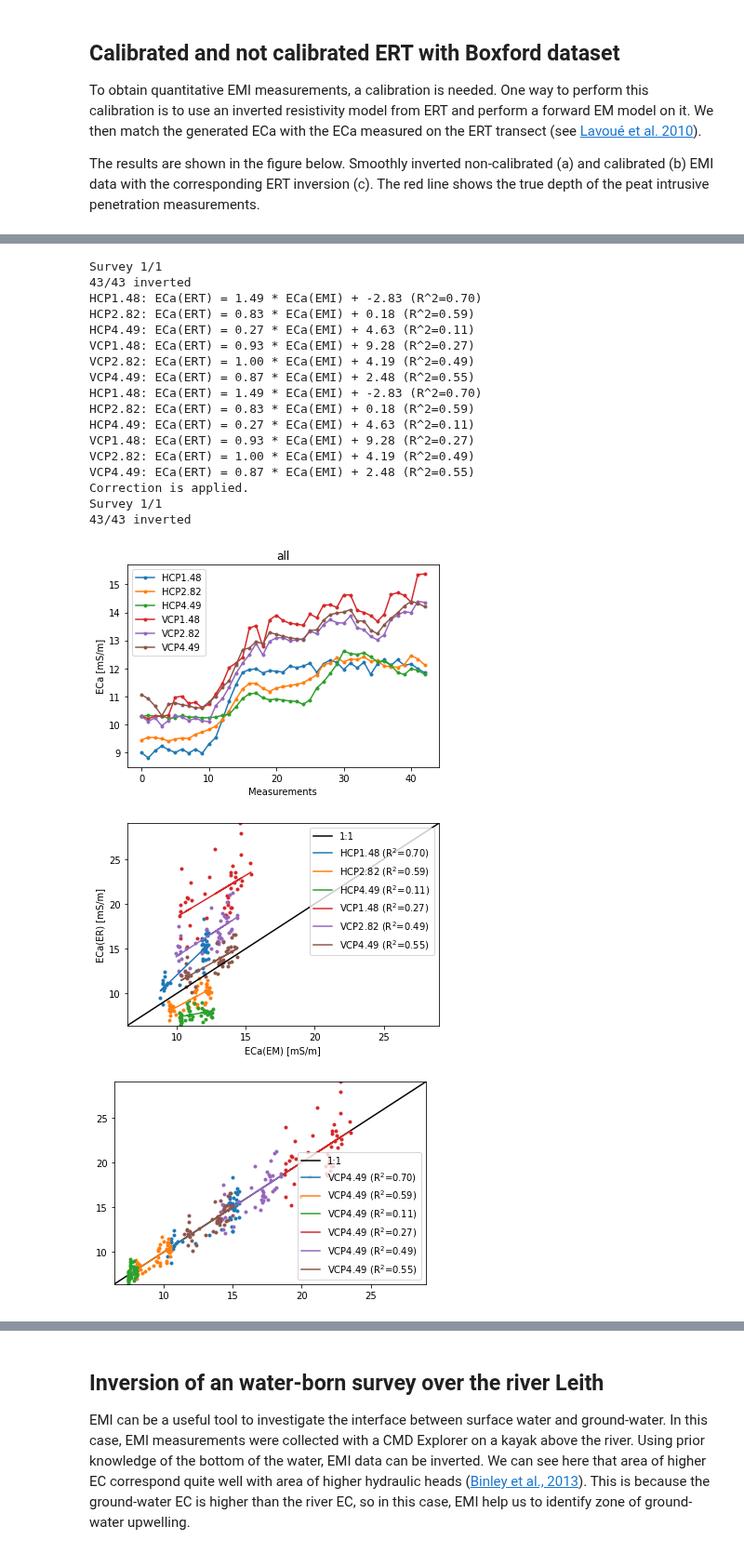
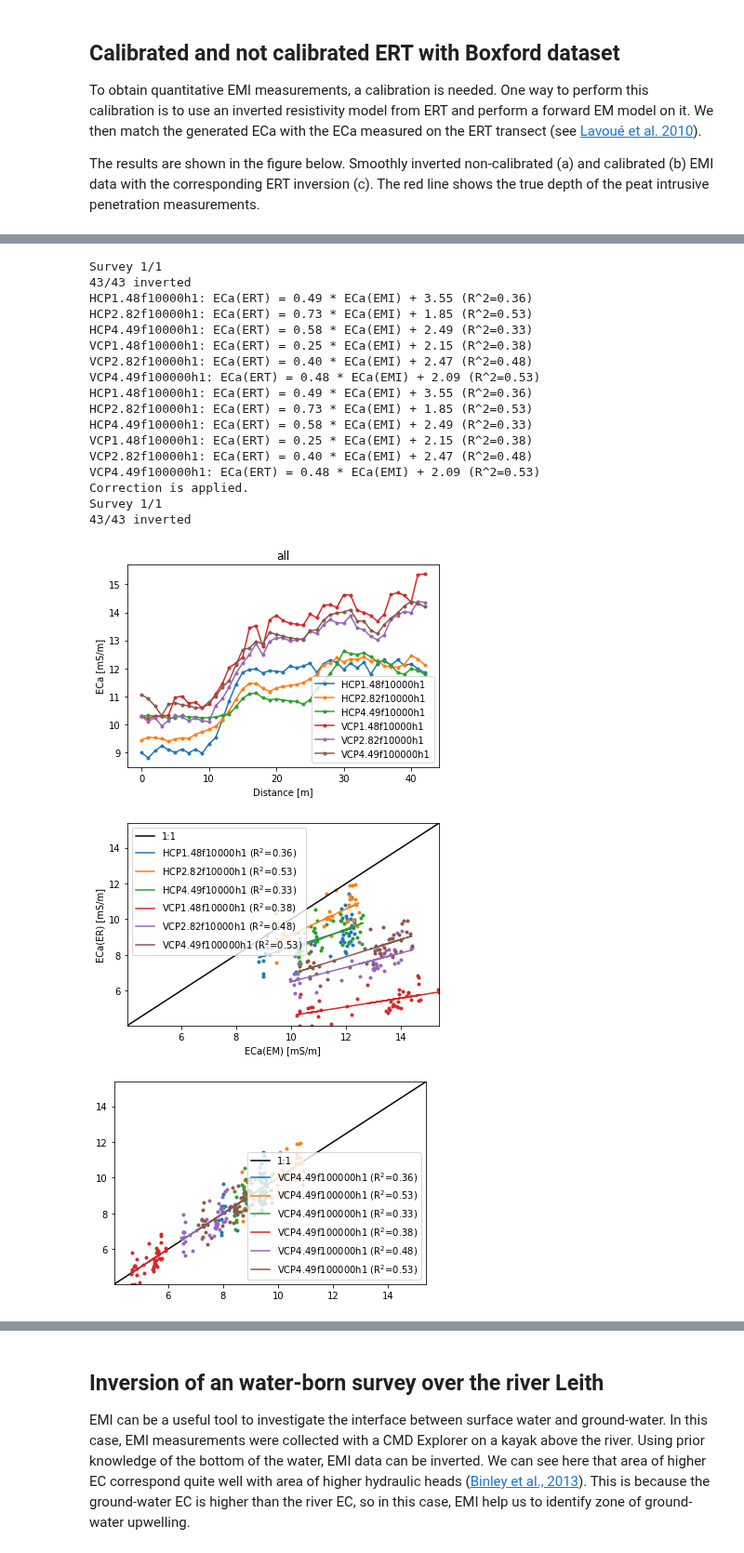
Before and after one commit to hkexgroup/emagpy, a Jupyter notebook: jupyter-notebook/em-paper.ipynb, the cells around one changed output, grey strips where cells are left out. Shown at 93% size. Drawn from its saved outputs; the diff is of its cells as text; code cells hidden in the pictures.

Commit message:
GF correction and importing merged survey

```diff
--- a/jupyter-notebook/em-paper.ipynb
+++ b/jupyter-notebook/em-paper.ipynb
@@ -257,40 +249,40 @@ Creating quadrilateral mesh...done
 # %%
 fnameEC = datadir + 'boxford-calib/eri_ec.csv'
 fnameECa = datadir + 'boxford-calib/eca_calibration.csv'
 
 # non calibrated
 k1 = Problem()
-k1.createSurvey(fnameECa)
+k1.createSurvey(fnameECa) # data already in LIN ECa
 k1.show()
-k1.setInit(depths0=np.arange(0.05, 3, 0.05))
-k1.invert(forwardModel='CSgn', alpha=0.01)
+k1.setInit(depths0=np.arange(0.05, 3, 0.5))
+k1.invert(forwardModel='CS', method='Gauss-Newton', alpha=0.01)
 
 # ERT calibrated
 k2 = Problem()
-k2.createSurvey(fnameECa)
+k2.createSurvey(fnameECa) # data already in LIN ECa
 k2.calibrate(fnameECa, fnameEC, forwardModel='CS') # plot calibration
 k2.calibrate(fnameECa, fnameEC, forwardModel='CS', apply=True) # apply the calibration
 k2.show()
-k2.setInit(depths0=np.arange(0.05, 3, 0.05))
-k2.invert(forwardModel='CSgn', alpha=0.01)
+k2.setInit(depths0=np.arange(0.05, 3, 0.1))
+k2.invert(forwardModel='CS', method='Gauss-Newton', alpha=0.01)
 # %% [output]
 Survey 1/1
 43/43 inverted
-HCP1.48: ECa(ERT) = 1.49 * ECa(EMI) + -2.83 (R^2=0.70)
-HCP2.82: ECa(ERT) = 0.83 * ECa(EMI) + 0.18 (R^2=0.59)
-HCP4.49: ECa(ERT) = 0.27 * ECa(EMI) + 4.63 (R^2=0.11)
-VCP1.48: ECa(ERT) = 0.93 * ECa(EMI) + 9.28 (R^2=0.27)
-VCP2.82: ECa(ERT) = 1.00 * ECa(EMI) + 4.19 (R^2=0.49)
-VCP4.49: ECa(ERT) = 0.87 * ECa(EMI) + 2.48 (R^2=0.55)
-HCP1.48: ECa(ERT) = 1.49 * ECa(EMI) + -2.83 (R^2=0.70)
-HCP2.82: ECa(ERT) = 0.83 * ECa(EMI) + 0.18 (R^2=0.59)
-HCP4.49: ECa(ERT) = 0.27 * ECa(EMI) + 4.63 (R^2=0.11)
-VCP1.48: ECa(ERT) = 0.93 * ECa(EMI) + 9.28 (R^2=0.27)
-VCP2.82: ECa(ERT) = 1.00 * ECa(EMI) + 4.19 (R^2=0.49)
-VCP4.49: ECa(ERT) = 0.87 * ECa(EMI) + 2.48 (R^2=0.55)
+HCP1.48f10000h1: ECa(ERT) = 0.49 * ECa(EMI) + 3.55 (R^2=0.36)
+HCP2.82f10000h1: ECa(ERT) = 0.73 * ECa(EMI) + 1.85 (R^2=0.53)
+HCP4.49f10000h1: ECa(ERT) = 0.58 * ECa(EMI) + 2.49 (R^2=0.33)
+VCP1.48f10000h1: ECa(ERT) = 0.25 * ECa(EMI) + 2.15 (R^2=0.38)
+VCP2.82f10000h1: ECa(ERT) = 0.40 * ECa(EMI) + 2.47 (R^2=0.48)
+VCP4.49f100000h1: ECa(ERT) = 0.48 * ECa(EMI) + 2.09 (R^2=0.53)
+HCP1.48f10000h1: ECa(ERT) = 0.49 * ECa(EMI) + 3.55 (R^2=0.36)
+HCP2.82f10000h1: ECa(ERT) = 0.73 * ECa(EMI) + 1.85 (R^2=0.53)
+HCP4.49f10000h1: ECa(ERT) = 0.58 * ECa(EMI) + 2.49 (R^2=0.33)
+VCP1.48f10000h1: ECa(ERT) = 0.25 * ECa(EMI) + 2.15 (R^2=0.38)
+VCP2.82f10000h1: ECa(ERT) = 0.40 * ECa(EMI) + 2.47 (R^2=0.48)
+VCP4.49f100000h1: ECa(ERT) = 0.48 * ECa(EMI) + 2.09 (R^2=0.53)
 Correction is applied.
 Survey 1/1
 43/43 inverted
-[figure, old version]
+[figure, new version]
-[figure, old version]
+[figure, new version]
-[figure, old version]
+[figure, new version]
```
Also changed, not shown: parts of 6 cells of this notebook, 5 other files.
